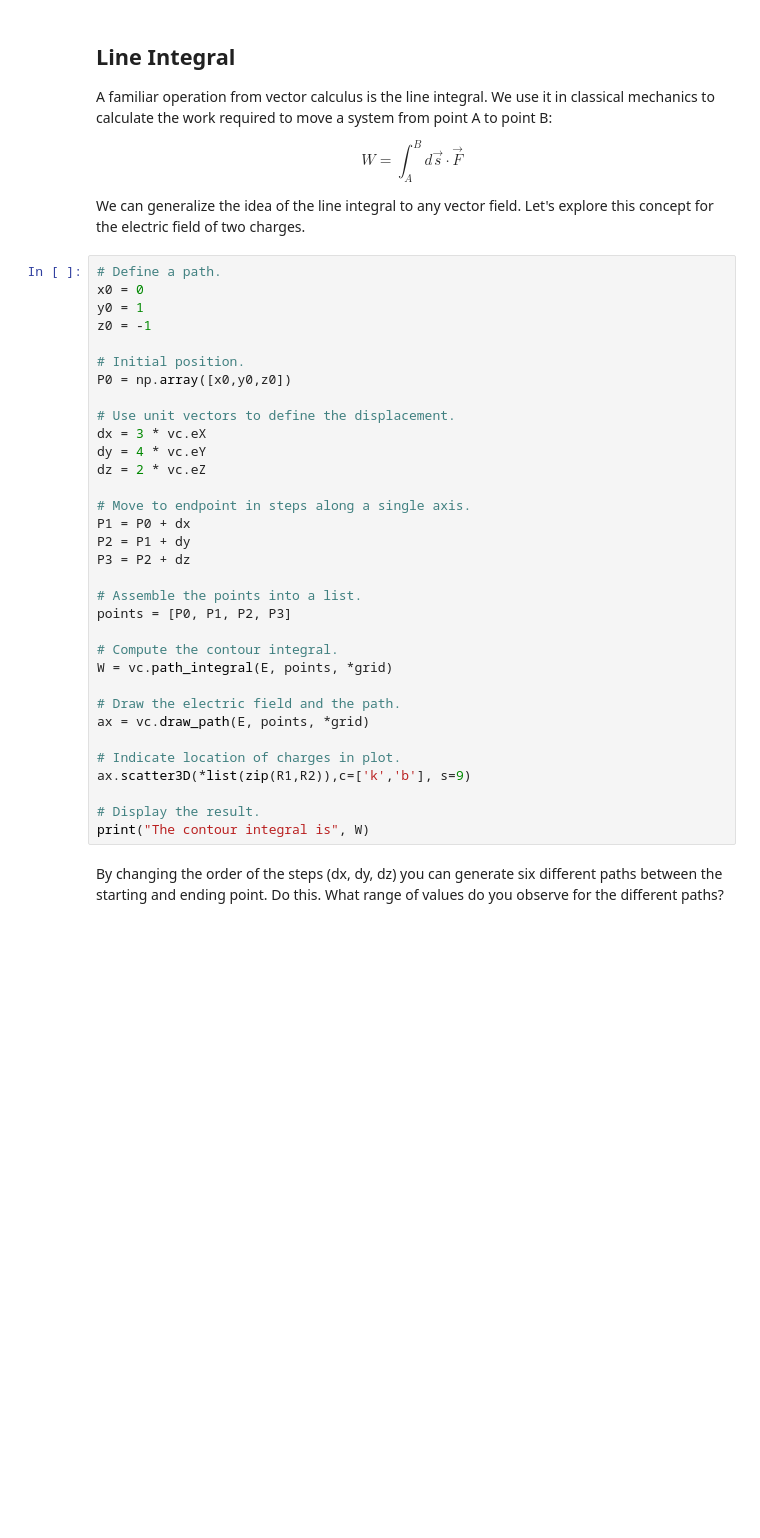
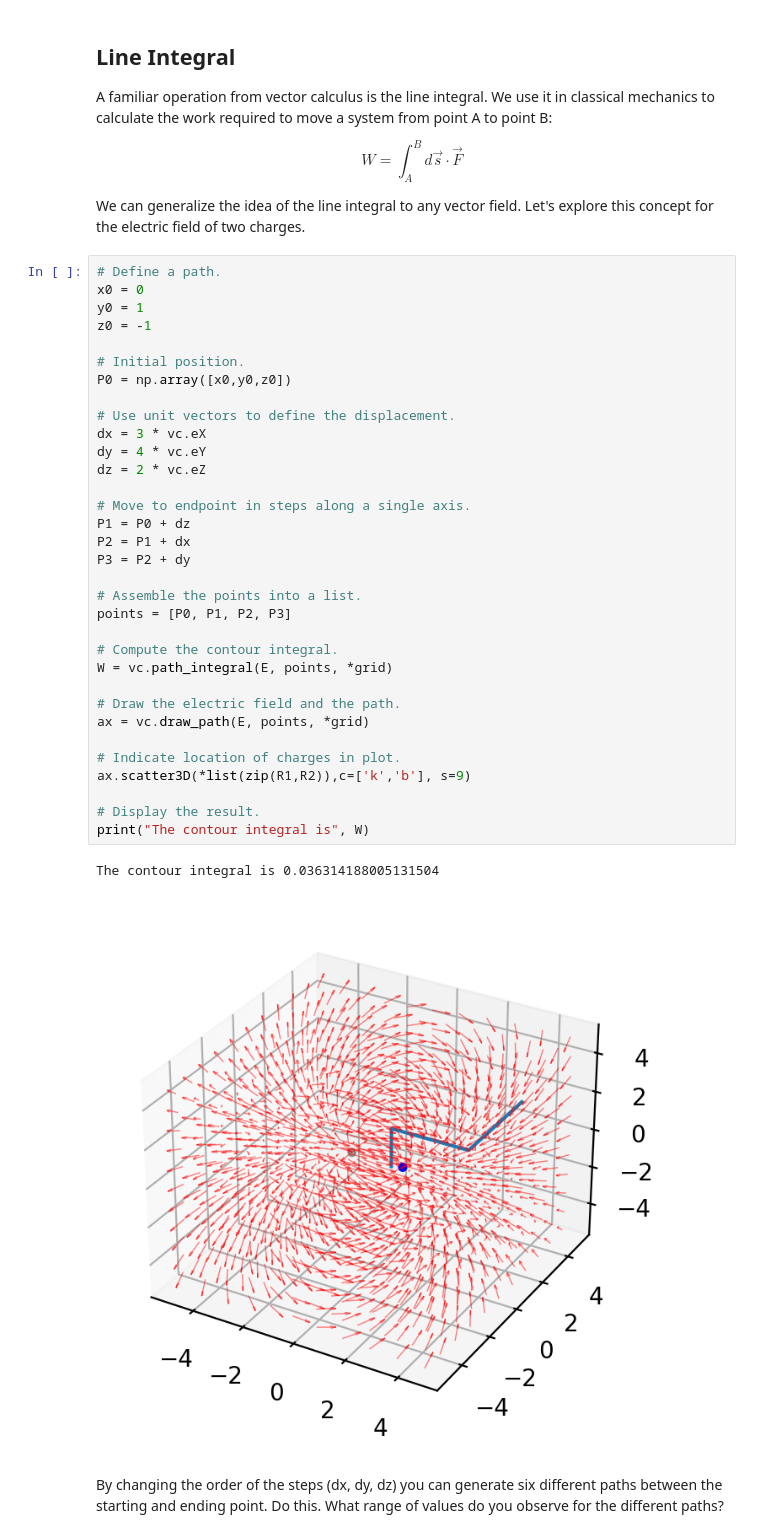
Before and after one commit to dr-kinder/electrodynamics, a Jupyter notebook: week-02/03-vector-calculus.ipynb, the cells around one changed output. Cells and saved outputs as stored; diff of their text form; blank space fills up the shorter version.

```diff
--- a/week-02/03-vector-calculus.ipynb
+++ b/week-02/03-vector-calculus.ipynb
@@ -91,36 +99,39 @@ We can generalize the idea of the line integral to any vector field.  Let's expl
 # %%
 # Define a path.
 x0 = 0
 y0 = 1
 z0 = -1
 
 # Initial position.
 P0 = np.array([x0,y0,z0])
 
 # Use unit vectors to define the displacement.
 dx = 3 * vc.eX
 dy = 4 * vc.eY
 dz = 2 * vc.eZ
 
 # Move to endpoint in steps along a single axis.
-P1 = P0 + dx
-P2 = P1 + dy
-P3 = P2 + dz
+P1 = P0 + dz
+P2 = P1 + dx
+P3 = P2 + dy
 
 # Assemble the points into a list.
 points = [P0, P1, P2, P3]
 
 # Compute the contour integral.
 W = vc.path_integral(E, points, *grid)
 
 # Draw the electric field and the path.
 ax = vc.draw_path(E, points, *grid)
 
 # Indicate location of charges in plot.
 ax.scatter3D(*list(zip(R1,R2)),c=['k','b'], s=9)
 
 # Display the result.
 print("The contour integral is", W)
+# %% [output]
+The contour integral is 0.036314188005131504
+[figure, added]
 # %% [markdown]
 By changing the order of the steps (dx, dy, dz) you can generate six different paths between the starting and ending point.  Do this.  What range of values do you observe for the different paths?
 # %% [markdown]
```
Also changed, not shown: parts of 10 cells of this notebook.
